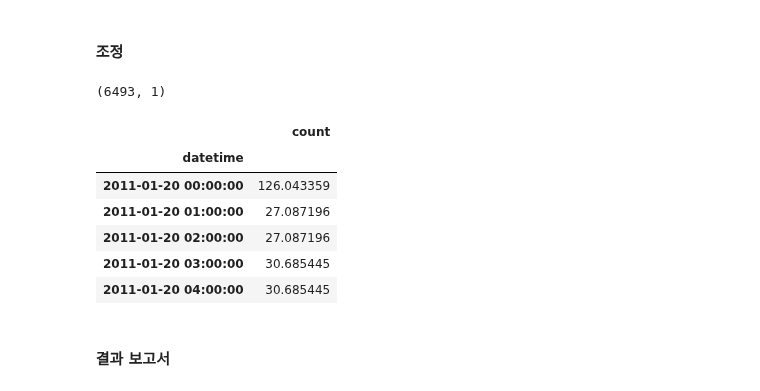
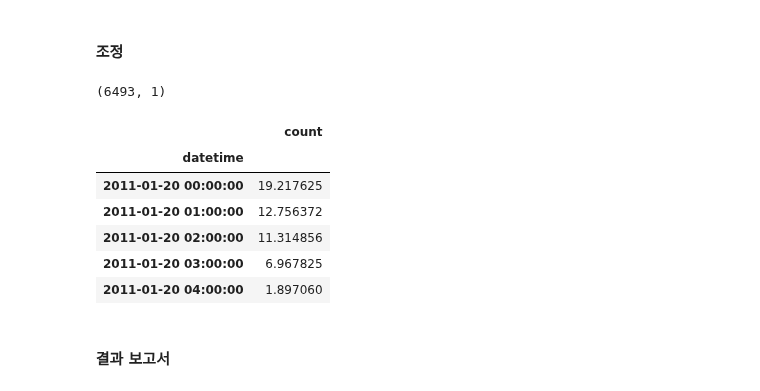
Before and after one commit to todagi/DataScience_with_Kaggle, a Jupyter notebook: Bike Sharing Demand/Bike Sharing Demand 03 - Machine Learning with scikit-learn.ipynb, the cells around one changed output. Cells and saved outputs as stored; diff of their text form; code cells hidden in the pictures.

```diff
--- a/Bike Sharing Demand/Bike Sharing Demand 03 - Machine Learning with scikit-learn.ipynb
+++ b/Bike Sharing Demand/Bike Sharing Demand 03 - Machine Learning with scikit-learn.ipynb
@@ -175,14 +175,14 @@ test["11 pm"] = test["hour"] == 23
 #                  ]
 
 # feature_4 : 일, 분, 초 제외
-feature_names = ['holiday', 'workingday', 'temp', 'atemp', 'humidity', 'windspeed',
-                 'year', 'month', 'hour',
-                 'season_1', 'season_2', 'season_3', 'season_4',
-                 'weather_1', 'weather_2', 'weather_3', 'weather_4',
-                 'mon', 'tue', 'wed', 'thu', 'fri', 'sat', 'sun',
-                 '12 am', '1 am', '2 am', '3 am', '4 am', '5 am', '6 am', '7 am', '8 am', '9 am', '10 am', '11 am',
-                 '12 pm', '1 pm', '2 pm', '3 pm', '4 pm', '5 pm', '6 pm', '7 pm', '8 pm', '9 pm', '10 pm', '11 pm',
-                 ]
+# feature_names = ['holiday', 'workingday', 'temp', 'atemp', 'humidity', 'windspeed',
+#                  'year', 'month', 'hour',
+#                  'season_1', 'season_2', 'season_3', 'season_4',
+#                  'weather_1', 'weather_2', 'weather_3', 'weather_4',
+#                  'mon', 'tue', 'wed', 'thu', 'fri', 'sat', 'sun',
+#                  '12 am', '1 am', '2 am', '3 am', '4 am', '5 am', '6 am', '7 am', '8 am', '9 am', '10 am', '11 am',
+#                  '12 pm', '1 pm', '2 pm', '3 pm', '4 pm', '5 pm', '6 pm', '7 pm', '8 pm', '9 pm', '10 pm', '11 pm',
+#                  ]
 
 # feature_5 : 일, 분, 초, 시간, 요일 원핫인코딩 제외
 # feature_names = ['holiday', 'workingday', 'temp', 'atemp', 'humidity', 'windspeed',
@@ -201,6 +201,18 @@ feature_names = ['holiday', 'workingday', 'temp', 'atemp', 'humidity', 'windspee
 #                   'season_1', 'season_2', 'season_3', 'season_4',
 #                   'dayofweek']
 
+# feature_7 : 원핫인코딩 제외, 연, 시간 요일만
+feature_names = [ 'holiday', 'workingday', 'temp', 'atemp',  'humidity', 'windspeed',
+                  'season','weather',
+                  'year','hour', 'dayofweek']
+
+# # feature_8 : 원핫인코딩 제외, 연, 시간 요
+# feature_names = [ 'holiday', 'workingday', 'temp', 'atemp',  'humidity', 'windspeed',
+#                  'season','weather',
+#                  'year','hour', 'dayofweek']
+
+
+
 x_train = train[feature_names]
 y_train = train['count']
 x_test = test[feature_names]
@@ -807,29 +823,35 @@ params = [max_depth, max_features, n_estimators, random_state, n_jobs]
 # %%
 from sklearn.ensemble import RandomForestRegressor
 
 
-RF_model = RandomForestRegressor( max_features = 'auto', max_depth = None,
-                                  n_estimators = 750,
-                                  random_state = 50,
-                                  n_jobs = 8)
+# RF_model = RandomForestRegressor( max_features = 'auto', max_depth = None,
+#                                   n_estimators = 750,
+#                                   random_state = 50,
+#                                   n_jobs = 8)
+
+RF_model = RandomForestRegressor(n_estimators = 300,
+                              max_depth = 20,
+                              max_features = 8,
+                              random_state = 37,
+                              n_jobs = 8)
 RF_model.fit(x_train, y_train)
 predictions = RF_model.predict(x_test)
 predictions = np.expm1(predictions)
 submission = pd.read_csv("./bike/sampleSubmission.csv",  index_col= "datetime")
 submission['count'] = predictions
 
-submission.to_csv("RF_model4.csv")
+submission.to_csv("RF_model2.csv")
 print(submission.shape)
 submission.head()
 # %% [output]
 (6493, 1)
 |  | count |
 | datetime |  |
-| 2011-01-20 00:00:00 | 126.043359 |
-| 2011-01-20 01:00:00 | 27.087196 |
-| 2011-01-20 02:00:00 | 27.087196 |
-| 2011-01-20 03:00:00 | 30.685445 |
-| 2011-01-20 04:00:00 | 30.685445 |
+| 2011-01-20 00:00:00 | 19.217625 |
+| 2011-01-20 01:00:00 | 12.756372 |
+| 2011-01-20 02:00:00 | 11.314856 |
+| 2011-01-20 03:00:00 | 6.967825 |
+| 2011-01-20 04:00:00 | 1.897060 |
 # %% [markdown]
 #### 결과 보고서
 # %%
```
Also changed, not shown: parts of 6 cells of this notebook.
